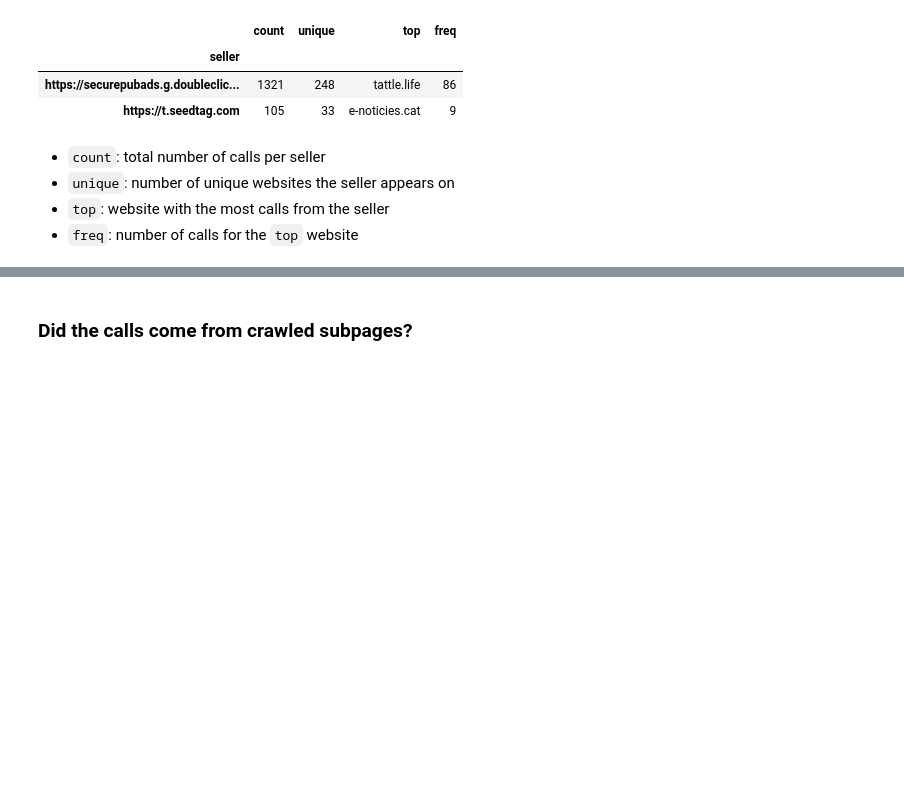
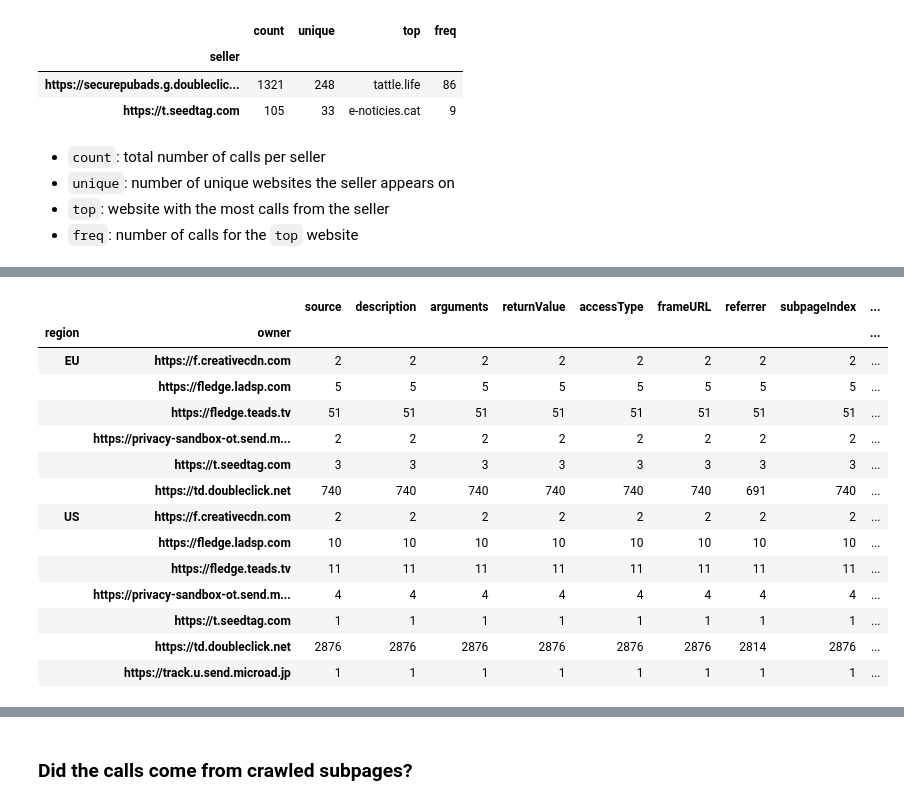
Before and after one commit to MichielP1807/tracker-radar-collector, a Jupyter notebook: post-processing/analysis.ipynb, the cells around one changed output, grey strips where cells are left out. Drawn from its saved outputs; the diff is of its cells as text; code cells hidden in the pictures; blank space fills up the shorter version.

Commit message:
Key/value services usage analysis

```diff
--- a/post-processing/analysis.ipynb
+++ b/post-processing/analysis.ipynb
@@ -574,0 +576,18 @@ auction_calls.groupby("seller")["finalUrlFld"].describe().sort_values(by="unique
+# %%
+join_calls["trustedBiddingSignalsUrl"] = join_calls["arguments"].apply(lambda arg: arg["0"].get("trustedBiddingSignalsUrl"))
+
+def getTrustedScoringSignalUrl(arg: str):
+    arg = arg["0"]
+    url = arg.get("trustedScoringSignalsUrl")
+    if url:
+        return url
+
+    # Get first scoring signal URL from component auction if there is no main scoring signal URL
+    for arg in arg.get("componentAuctions", []):
+        url = arg.get("trustedScoringSignalsUrl")
+        if url:
+            return url
+
+    return None
+
+auction_calls["trustedScoringSignalsUrl"] = auction_calls["arguments"].apply(getTrustedScoringSignalUrl)
@@ -574,0 +617,18 @@ auction_calls.groupby("seller")["finalUrlFld"].describe().sort_values(by="unique
+# %%
+join_calls.groupby(["region", "owner"]).count()
+# %% [output]
+|  |  | source | description | arguments | returnValue | accessType | frameURL | referrer | subpageIndex | ... |
+| region | owner |  |  |  |  |  |  |  |  | ... |
+| EU | https://f.creativecdn.com | 2 | 2 | 2 | 2 | 2 | 2 | 2 | 2 | ... |
+|  | https://fledge.ladsp.com | 5 | 5 | 5 | 5 | 5 | 5 | 5 | 5 | ... |
+|  | https://fledge.teads.tv | 51 | 51 | 51 | 51 | 51 | 51 | 51 | 51 | ... |
+|  | https://privacy-sandbox-ot.send.m... | 2 | 2 | 2 | 2 | 2 | 2 | 2 | 2 | ... |
+|  | https://t.seedtag.com | 3 | 3 | 3 | 3 | 3 | 3 | 3 | 3 | ... |
+|  | https://td.doubleclick.net | 740 | 740 | 740 | 740 | 740 | 740 | 691 | 740 | ... |
+| US | https://f.creativecdn.com | 2 | 2 | 2 | 2 | 2 | 2 | 2 | 2 | ... |
+|  | https://fledge.ladsp.com | 10 | 10 | 10 | 10 | 10 | 10 | 10 | 10 | ... |
+|  | https://fledge.teads.tv | 11 | 11 | 11 | 11 | 11 | 11 | 11 | 11 | ... |
+|  | https://privacy-sandbox-ot.send.m... | 4 | 4 | 4 | 4 | 4 | 4 | 4 | 4 | ... |
+|  | https://t.seedtag.com | 1 | 1 | 1 | 1 | 1 | 1 | 1 | 1 | ... |
+|  | https://td.doubleclick.net | 2876 | 2876 | 2876 | 2876 | 2876 | 2876 | 2814 | 2876 | ... |
+|  | https://track.u.send.microad.jp | 1 | 1 | 1 | 1 | 1 | 1 | 1 | 1 | ... |
```
Also changed, not shown: parts of 9 cells of this notebook.
